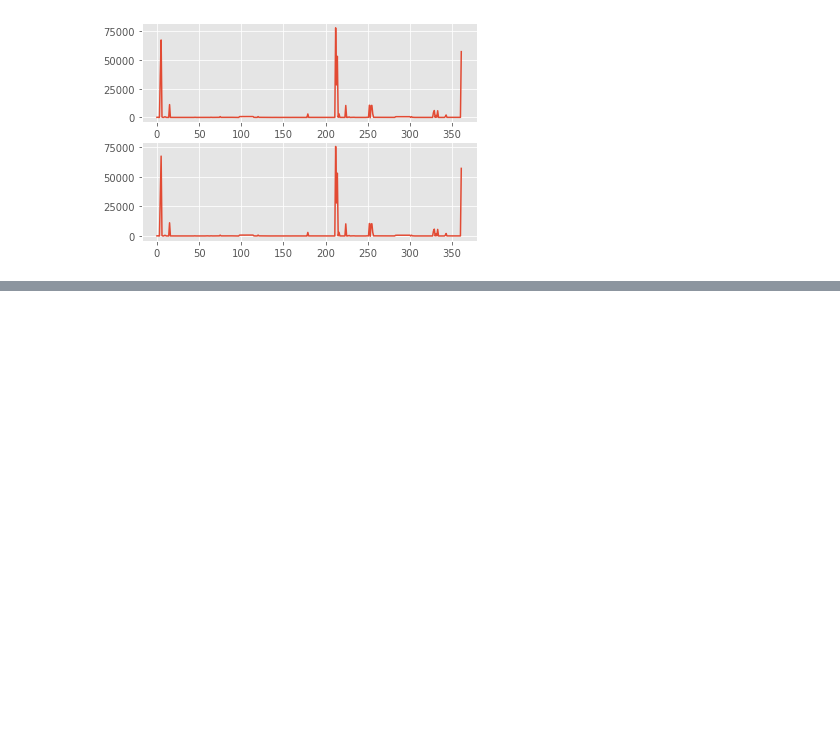
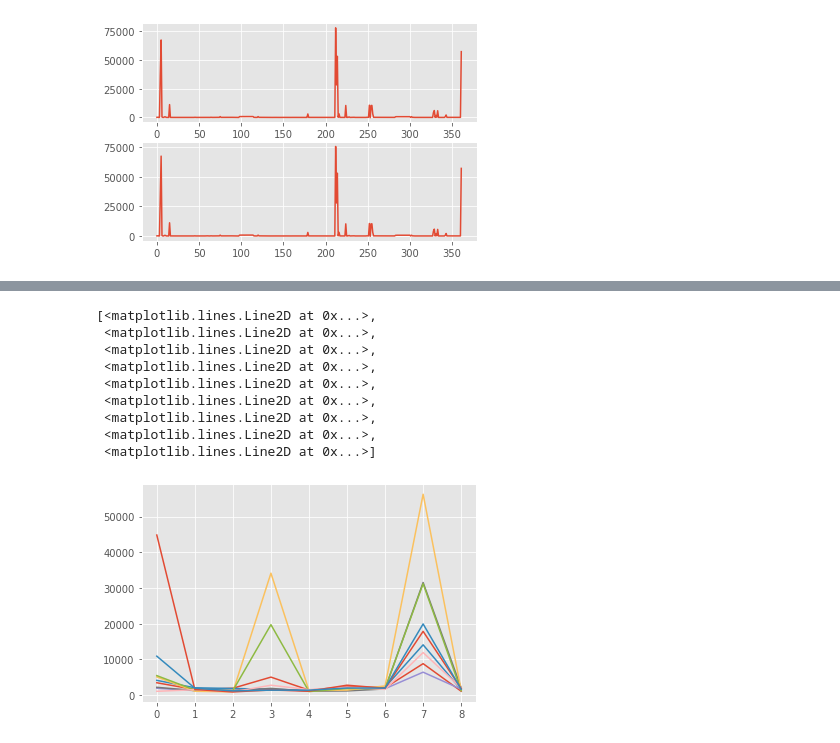
Before and after one commit to Akshat-Tripathi/AIHack20, a Jupyter notebook: Signal_clustering.ipynb, the cells around one changed output, grey strips where cells are left out. Cells and saved outputs as stored; diff of their text form; code cells hidden in the pictures; blank space fills up the shorter version.

```diff
--- a/Signal_clustering.ipynb
+++ b/Signal_clustering.ipynb
@@ -195,3 +246,16 @@ bn
+# %%
+plt.plot(ten_window_control_similarities)
+# %% [output]
+[<matplotlib.lines.Line2D at 0x...>,
+ <matplotlib.lines.Line2D at 0x...>,
+ <matplotlib.lines.Line2D at 0x...>,
+ <matplotlib.lines.Line2D at 0x...>,
+ <matplotlib.lines.Line2D at 0x...>,
+ <matplotlib.lines.Line2D at 0x...>,
+ <matplotlib.lines.Line2D at 0x...>,
+ <matplotlib.lines.Line2D at 0x...>,
+ <matplotlib.lines.Line2D at 0x...>]
+[figure, added]
 # %%
 def similarity_matrix(profiles):
   dm = np.zeros((len(profiles),len(profiles)))       #creating a similarity distance matrix to be populated
```
Also changed, not shown: parts of 7 cells of this notebook.
